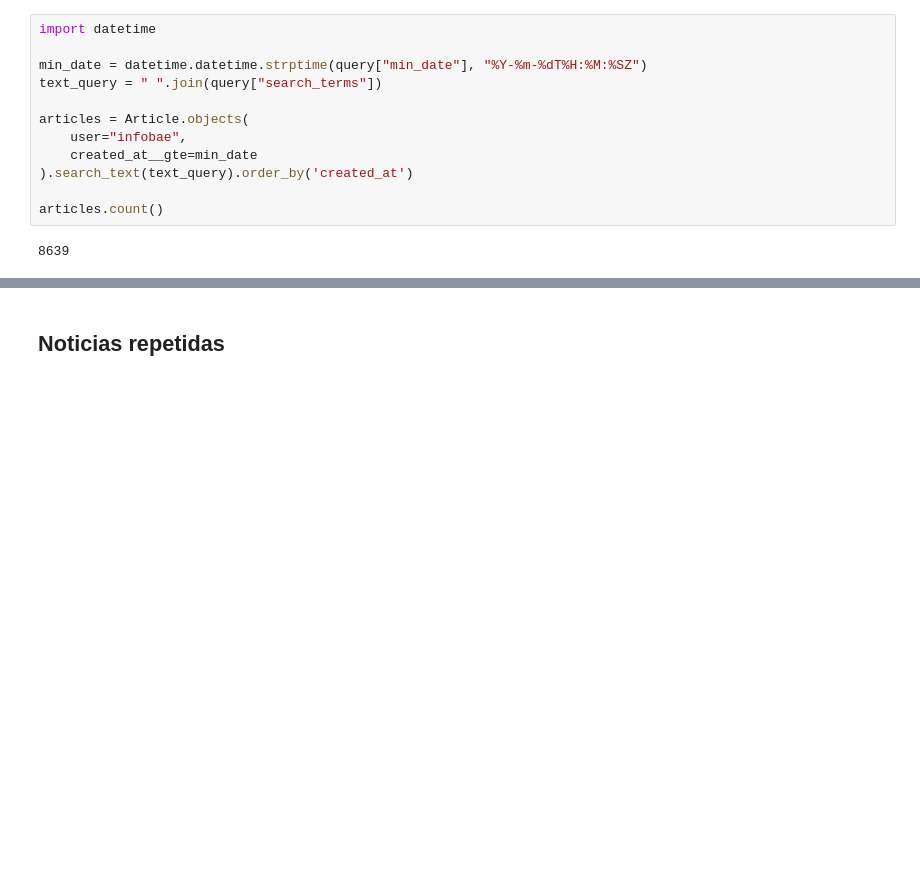
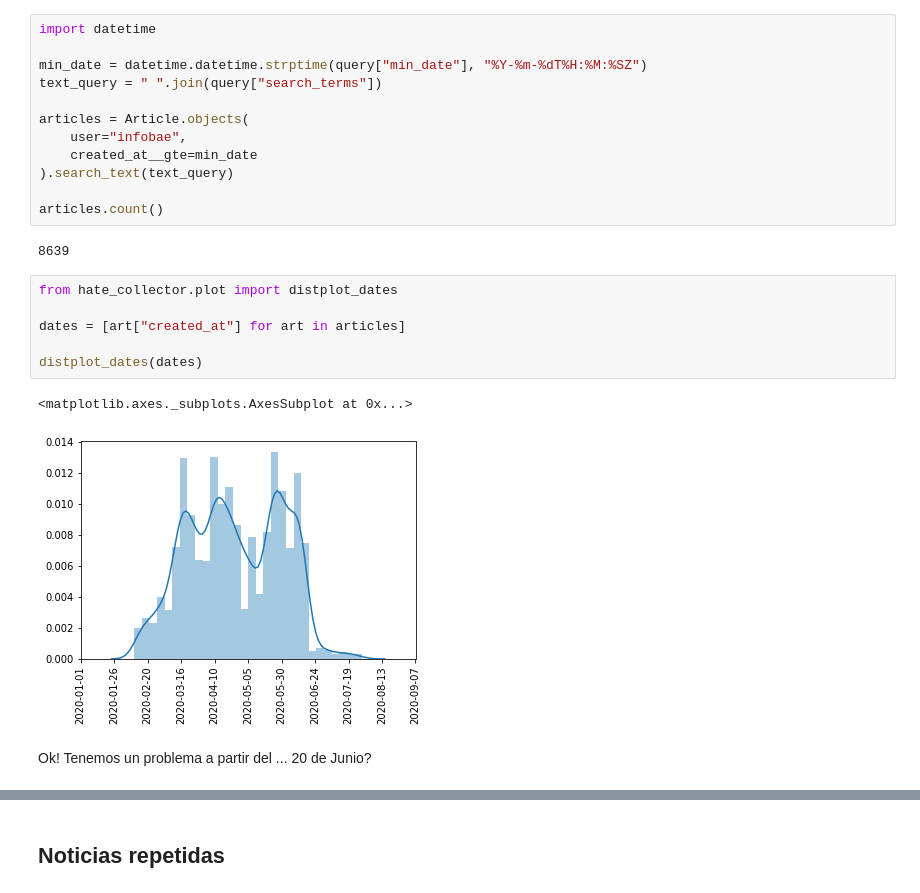
Before and after one commit to finiteautomata/hatespeech-collection, a Jupyter notebook: notebooks/diarios/infobae.ipynb, the cells around one changed output, grey strips where cells are left out. Saved outputs shown, nothing was run; the diff lists cells and outputs as text; blank space fills up the shorter version.

```diff
--- a/notebooks/diarios/infobae.ipynb
+++ b/notebooks/diarios/infobae.ipynb
@@ -46,8 +49,19 @@ text_query = " ".join(query["search_terms"])
 articles = Article.objects(
     user="infobae",
     created_at__gte=min_date
-).search_text(text_query).order_by('created_at')
+).search_text(text_query)
 
 articles.count()
 # %% [output]
 8639
+# %%
+from hate_collector.plot import distplot_dates
+
+dates = [art["created_at"] for art in articles]
+
+distplot_dates(dates)
+# %% [output]
+<matplotlib.axes._subplots.AxesSubplot at 0x...>
+[figure, added]
+# %% [markdown]
+Ok! Tenemos un problema a partir del ... 20 de Junio?
```
Also changed, not shown: parts of 14 cells of this notebook, 3 other files.
